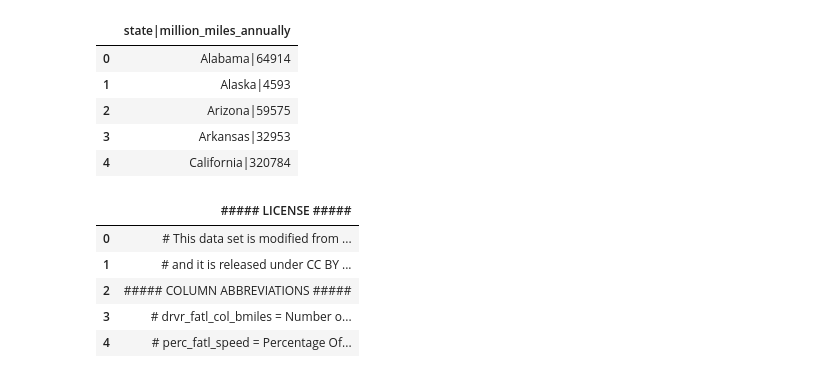
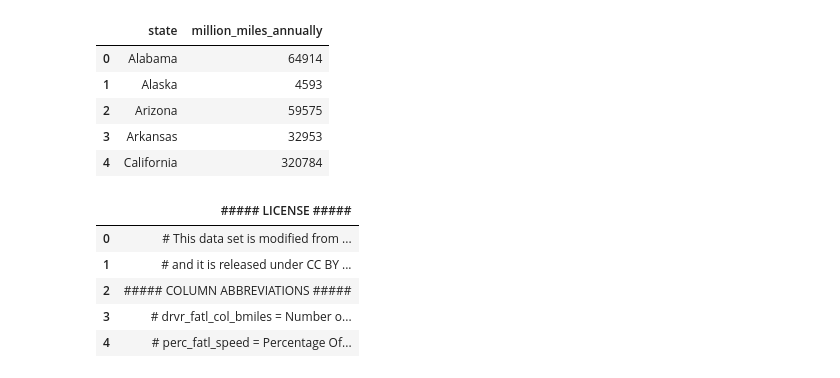
Before and after one commit to khullaal/Python_project, a Jupyter notebook: code/Project_final.ipynb, the cells around one changed output. Saved outputs shown, nothing was run; the diff lists cells and outputs as text; code cells hidden in the pictures.

Commit message:
update project code file

```diff
--- a/code/Project_final.ipynb
+++ b/code/Project_final.ipynb
@@ -5,15 +7,16 @@ import pandas as pd
 import matplotlib.pyplot as plt
 import numpy as np
 # %%
-miles_driven = pd.read_csv('https://raw.githubusercontent.com/khullaal/Python_project/master/data/datasets/miles-driven.csv')
+miles_driven = pd.read_csv('https://raw.githubusercontent.com/khullaal/Python_project/master/data/datasets/miles-driven.csv',delimiter = '|')
 miles_driven.head()
+# Date set contains state and Miles driven annually(In Millions)
 # %% [output]
-|  | state|million_miles_annually |
-| 0 | Alabama|64914 |
-| 1 | Alaska|4593 |
-| 2 | Arizona|59575 |
-| 3 | Arkansas|32953 |
-| 4 | California|320784 |
+|  | state | million_miles_annually |
+| 0 | Alabama | 64914 |
+| 1 | Alaska | 4593 |
+| 2 | Arizona | 59575 |
+| 3 | Arkansas | 32953 |
+| 4 | California | 320784 |
 # %%
 road_accidents = pd.read_csv('https://raw.githubusercontent.com/khullaal/Python_project/master/data/datasets/road-accidents.csv')
 road_accidents.head()
```
Also changed, not shown: parts of 32 cells of this notebook.
